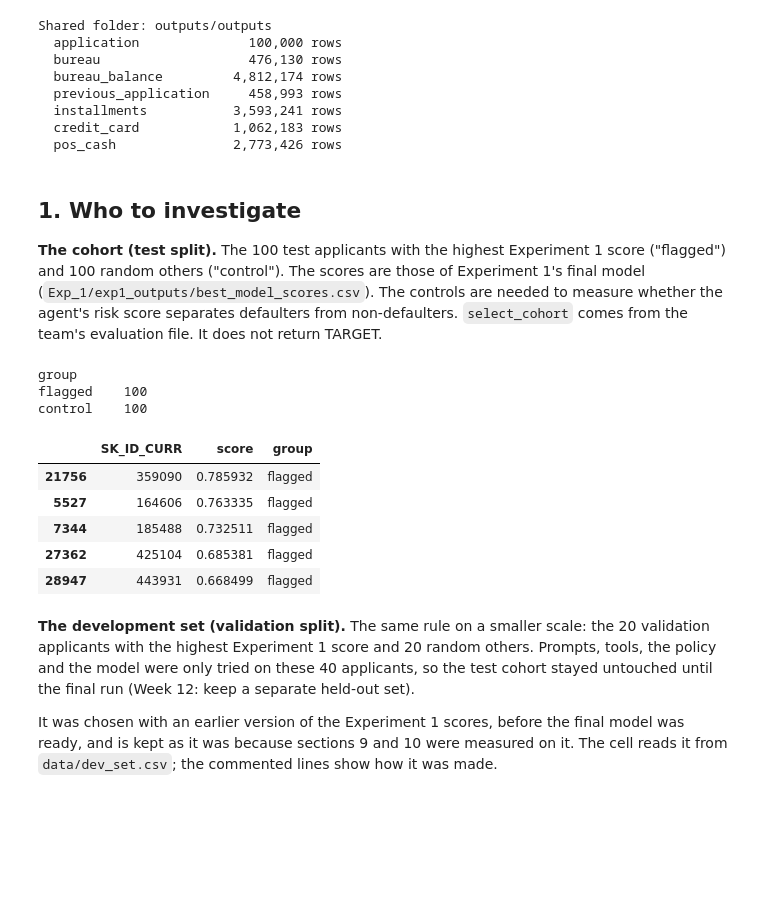
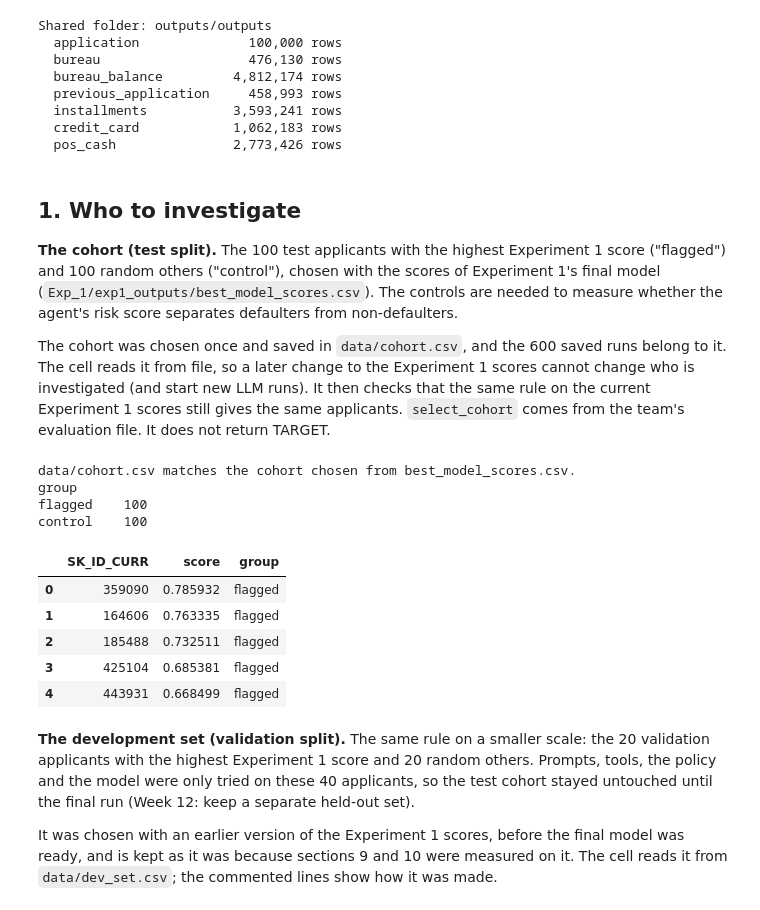
Before and after one commit to RaUzenL/bt4012_group6, a Jupyter notebook: Exp_3/exp3.ipynb, the cells around one changed output. Cells and saved outputs as stored; diff of their text form; code cells hidden in the pictures; blank space fills up the shorter version.

```diff
--- a/Exp_3/exp3.ipynb
+++ b/Exp_3/exp3.ipynb
@@ -90,28 +90,42 @@ Shared folder: outputs/outputs
 # %% [markdown]
 ## 1. Who to investigate
 **The cohort (test split).** The 100 test applicants with the highest Experiment 1 score ("flagged") and 100 random
-others ("control"). The scores are those of Experiment 1's final model (`Exp_1/exp1_outputs/best_model_scores.csv`).
+others ("control"), chosen with the scores of Experiment 1's final model (`Exp_1/exp1_outputs/best_model_scores.csv`).
 The controls are needed to measure whether the agent's risk score separates defaulters from non-defaulters.
-`select_cohort` comes from the team's evaluation file. It does not return TARGET.
+
+The cohort was chosen once and saved in `data/cohort.csv`, and the 600 saved runs belong to it. The cell reads it from
+file, so a later change to the Experiment 1 scores cannot change who is investigated (and start new LLM runs). It then
+checks that the same rule on the current Experiment 1 scores still gives the same applicants. `select_cohort` comes
+from the team's evaluation file. It does not return TARGET.
 # %%
 K_FLAGGED = 100
 K_CONTROL = 100
 
-cohort = ev.select_cohort(EXP1_SCORES, K_FLAGGED, K_CONTROL)
-cohort.to_csv(DATA_FOLDER / "cohort.csv", index=False)
+cohort = pd.read_csv(DATA_FOLDER / "cohort.csv")       # the cohort the saved runs belong to
+
+# Check: the same rule on today's Experiment 1 scores gives the same applicants
+rebuilt = ev.select_cohort(EXP1_SCORES, K_FLAGGED, K_CONTROL)
+same_cohort = (rebuilt["SK_ID_CURR"].tolist() == cohort["SK_ID_CURR"].tolist()
+               and rebuilt["group"].tolist() == cohort["group"].tolist())
+if same_cohort:
+    print("data/cohort.csv matches the cohort chosen from {0}.".format(EXP1_SCORES.name))
+else:
+    print("WARNING: the Experiment 1 scores changed after the cohort was chosen. data/cohort.csv is kept, because the")
+    print("saved runs belong to it. To switch, move the agent_* files out of runs/ and save `rebuilt` as data/cohort.csv.")
 
 print(cohort["group"].value_counts().to_string())
 cohort.head()
 # %% [output]
+data/cohort.csv matches the cohort chosen from best_model_scores.csv.
 group
 flagged    100
 control    100
 |  | SK_ID_CURR | score | group |
-| 21756 | 359090 | 0.785932 | flagged |
-| 5527 | 164606 | 0.763335 | flagged |
-| 7344 | 185488 | 0.732511 | flagged |
-| 27362 | 425104 | 0.685381 | flagged |
-| 28947 | 443931 | 0.668499 | flagged |
+| 0 | 359090 | 0.785932 | flagged |
+| 1 | 164606 | 0.763335 | flagged |
+| 2 | 185488 | 0.732511 | flagged |
+| 3 | 425104 | 0.685381 | flagged |
+| 4 | 443931 | 0.668499 | flagged |
 # %% [markdown]
 **The development set (validation split).** The same rule on a smaller scale: the 20 validation applicants with the
 highest Experiment 1 score and 20 random others. Prompts, tools, the policy and the model were only tried on these 40
```
Also changed, not shown: parts of 21 cells of this notebook, 8 other files.
